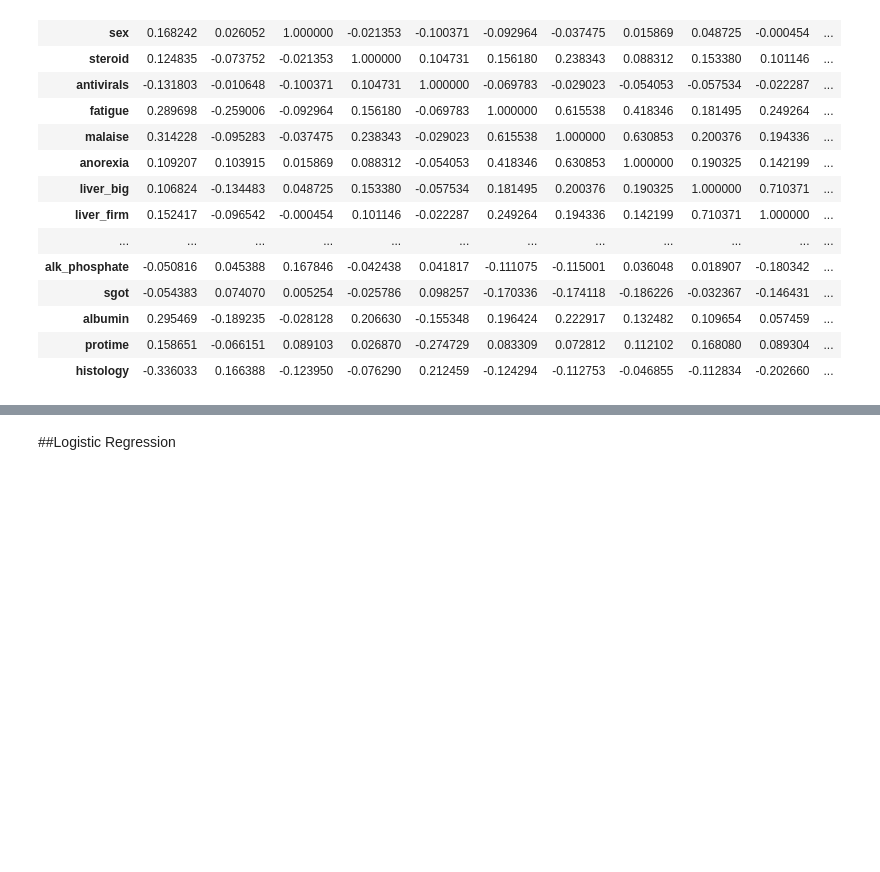
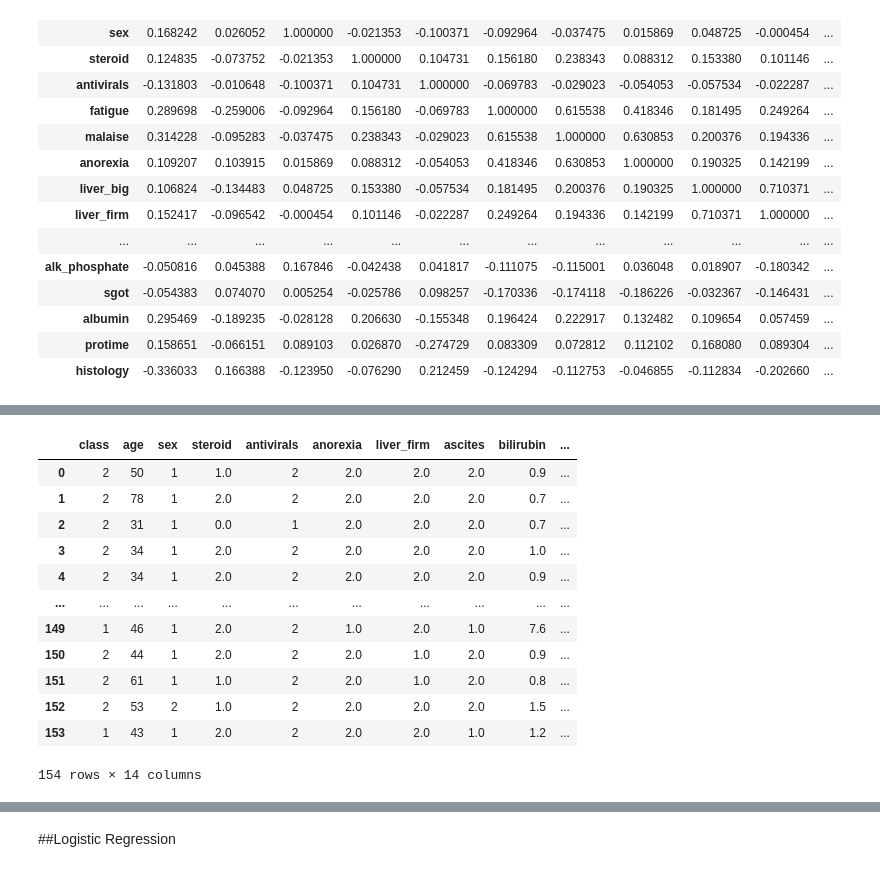
Before and after one commit to ksdkamesh99/ML-in-Dava, a Jupyter notebook: hepatities.ipynb, the cells around one changed output, grey strips where cells are left out. Saved outputs shown, nothing was run; the diff lists cells and outputs as text; code cells hidden in the pictures; blank space fills up the shorter version.

```diff
--- a/hepatities.ipynb
+++ b/hepatities.ipynb
@@ -289,3 +297,19 @@ dataset.corr()
+# %%
+dataset
+# %% [output]
+|  | class | age | sex | steroid | antivirals | anorexia | liver_firm | ascites | bilirubin | ... |
+| 0 | 2 | 50 | 1 | 1.0 | 2 | 2.0 | 2.0 | 2.0 | 0.9 | ... |
+| 1 | 2 | 78 | 1 | 2.0 | 2 | 2.0 | 2.0 | 2.0 | 0.7 | ... |
+| 2 | 2 | 31 | 1 | 0.0 | 1 | 2.0 | 2.0 | 2.0 | 0.7 | ... |
+| 3 | 2 | 34 | 1 | 2.0 | 2 | 2.0 | 2.0 | 2.0 | 1.0 | ... |
+| 4 | 2 | 34 | 1 | 2.0 | 2 | 2.0 | 2.0 | 2.0 | 0.9 | ... |
+| ... | ... | ... | ... | ... | ... | ... | ... | ... | ... | ... |
+| 149 | 1 | 46 | 1 | 2.0 | 2 | 1.0 | 2.0 | 1.0 | 7.6 | ... |
+| 150 | 2 | 44 | 1 | 2.0 | 2 | 2.0 | 1.0 | 2.0 | 0.9 | ... |
+| 151 | 2 | 61 | 1 | 1.0 | 2 | 2.0 | 1.0 | 2.0 | 0.8 | ... |
+| 152 | 2 | 53 | 2 | 1.0 | 2 | 2.0 | 2.0 | 2.0 | 1.5 | ... |
+| 153 | 1 | 43 | 1 | 2.0 | 2 | 2.0 | 2.0 | 1.0 | 1.2 | ... |
+154 rows × 14 columns
 # %%
 plt.figure(figsize=(30,15))
 sns.heatmap(dataset.corr(),annot=True,fmt='.1f')
```
Also changed, not shown: parts of 20 cells of this notebook.
